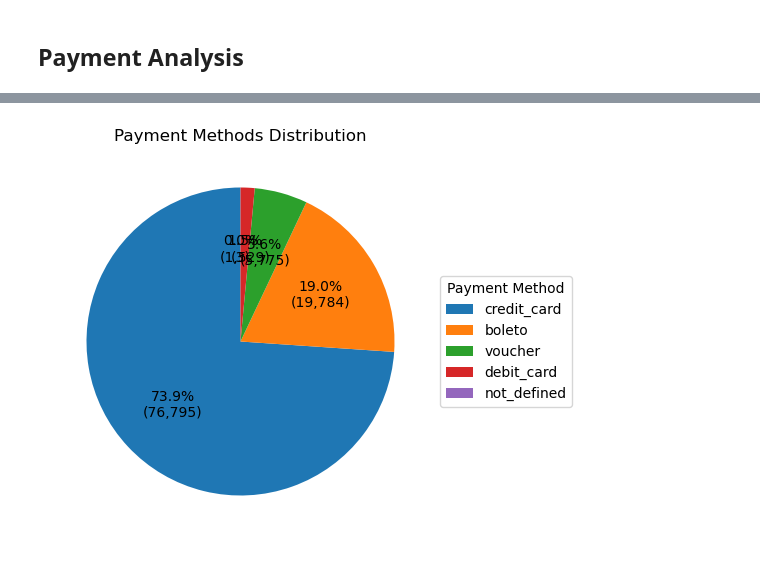
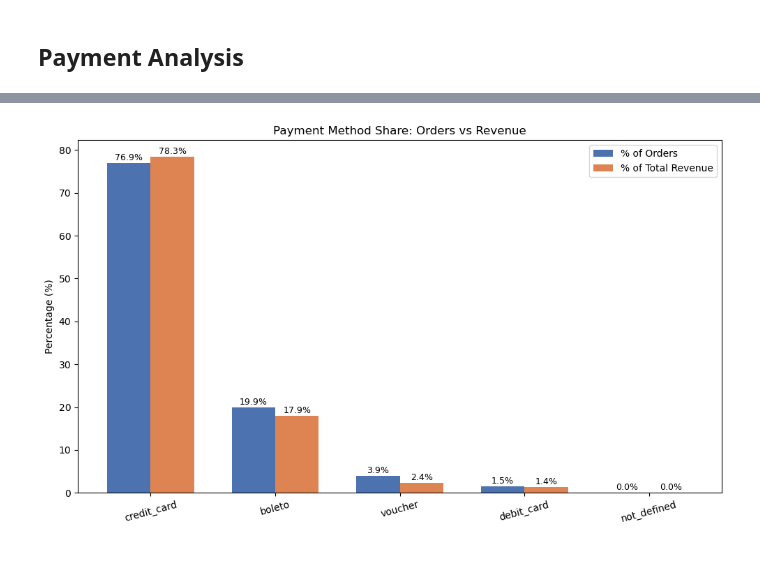
Before and after one commit to AminrezaAman/brazilian-ecommerce-analytics, a Jupyter notebook: notebooks/03_Exploratory_Data_Analysis.ipynb, the cells around one changed output, grey strips where cells are left out. Drawn from its saved outputs; the diff is of its cells as text; code cells hidden in the pictures.

```diff
--- a/notebooks/03_Exploratory_Data_Analysis.ipynb
+++ b/notebooks/03_Exploratory_Data_Analysis.ipynb
@@ -715,19 +724,28 @@ payments_cleaned.sample(3)
-# %%
-payment_counts = payments_cleaned["payment_type"].value_counts()
-
-plt.figure(figsize=(5, 5))
-plt.pie(
-    payment_counts,
-    autopct=make_autopct(payment_counts),
-    startangle=90
-)
-plt.legend(
-    payment_counts.index,
-    title="Payment Method",
-    loc="center left",
-    bbox_to_anchor=(1, 0.5)
-)
-plt.title("Payment Methods Distribution")
-plt.show()
-# %% [output]
-[figure, removed]
+# %%
+orders_by_payment = payments_cleaned.groupby('payment_type')['order_id'].nunique().sort_values(ascending=False)
+payment_order_share = orders_by_payment / payments_cleaned['order_id'].nunique() * 100
+
+payment_value = payments_cleaned.groupby('payment_type')['payment_value'].sum().sort_values(ascending=False)
+payment_value_share = (payment_value / payment_value.sum() * 100).reindex(payment_order_share.index)
+
+x = np.arange(len(payment_order_share))
+width = 0.35
+fig, ax = plt.subplots(figsize=(10, 6))
+bars1 = ax.bar(x - width/2, payment_order_share.values, width, label='% of Orders', color='#4C72B0')
+bars2 = ax.bar(x + width/2, payment_value_share.values, width, label='% of Total Revenue', color='#DD8452')
+
+ax.set_xticks(x)
+ax.set_xticklabels(payment_order_share.index, rotation=15)
+ax.set_ylabel('Percentage (%)')
+ax.set_title('Payment Method Share: Orders vs Revenue')
+ax.legend()
+
+for bars in [bars1, bars2]:
+    for bar in bars:
+        h = bar.get_height()
+        ax.annotate(f'{h:.1f}%', xy=(bar.get_x()+bar.get_width()/2, h),
+                    xytext=(0,3), textcoords='offset points', ha='center', fontsize=9)
+plt.tight_layout()
+plt.show()
+# %% [output]
+[figure, added]
```
Also changed, not shown: parts of 17 cells of this notebook.
